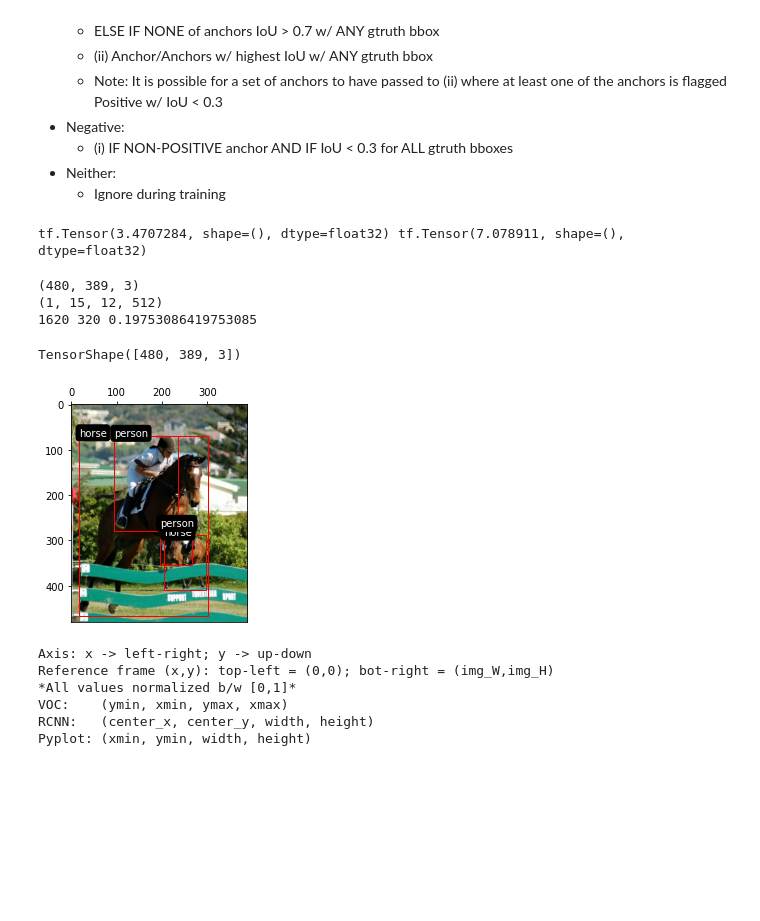
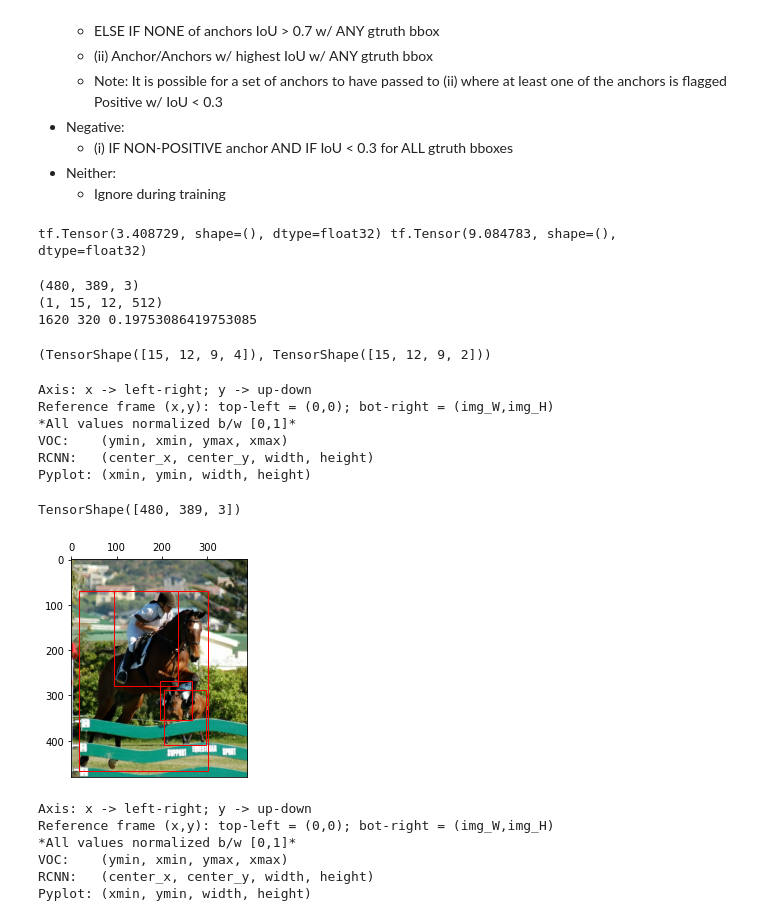
Before and after one commit to stanfidb/models, a Jupyter notebook: FasterRCNN.ipynb, the cells around one changed output. Drawn from its saved outputs; the diff is of its cells as text; code cells hidden in the pictures; blank space fills up the shorter version.

Commit message:
Included reg plot functionality. Moving on to RoI Pooling.

```diff
--- a/FasterRCNN.ipynb
+++ b/FasterRCNN.ipynb
@@ -129,7 +129,11 @@ def rcnn_to_pyplot_norm_bbox(rcnn_bbox):
     #   - for imshow: top-left is (0,0)
     new_xmin = center_x - width/2.
     new_ymin = center_y - height/2.
-    return tf.concat([new_xmin, new_ymin, width, height], axis=-1)
+
+    # For cross-boundary crops, easier to go from voc -> pyplot
+    voc_bbox = rcnn_to_voc_bbox(rcnn_bbox)
+    plt_bbox = voc_to_pyplot_norm_bbox(voc_bbox)
+    return plt_bbox
 # %%
 # UNTESTED
 def voc_to_pyplot_norm_bbox(voc_bbox):
@@ -492,7 +498,7 @@ cls_loss = tf.reduce_mean(cls_loss)
 # %%
 print(cls_loss, reg_loss) # Expected cls ~ 3.35; reg ~ 7.0
 # %% [output]
-tf.Tensor(3.4707284, shape=(), dtype=float32) tf.Tensor(7.078911, shape=(), dtype=float32)
+tf.Tensor(3.408729, shape=(), dtype=float32) tf.Tensor(9.084783, shape=(), dtype=float32)
 # %%
 # Paper gives example of 1000x600 input w/ 60x40x9 ~ 20,000 anchors
 #   where 6,000 are not cross-boundary (ie. 6000/20000 = 30% valid)
@@ -505,13 +511,31 @@ print(a.numpy(), b.numpy(), (b / a).numpy())
 (480, 389, 3)
 (1, 15, 12, 512)
 1620 320 0.19753086419753085
+# %%
+reg.shape, cls.shape
+# %% [output]
+(TensorShape([15, 12, 9, 4]), TensorShape([15, 12, 9, 2]))
+# %%
+N = 10
+vals, indices = tf.math.top_k(tf.reshape(cls[..., 0], [-1]), k=N)
+obj_reg = tf.gather_nd(tf.reshape(reg, [-1, 4]), indices[...,tf.newaxis])
+# %%
+print_bbox_formats()
+# %% [output]
+Axis: x -> left-right; y -> up-down
+Reference frame (x,y): top-left = (0,0); bot-right = (img_W,img_H)
+*All values normalized b/w [0,1]*
+VOC:    (ymin, xmin, ymax, xmax)
+RCNN:   (center_x, center_y, width, height)
+Pyplot: (xmin, ymin, width, height)
 # %%
 fig, ax = plt.subplots()
-plot_rcnn_bboxes(ax, image, bboxes, labels)
+plot_rcnn_bboxes(ax, image, bboxes, labels, show_labels=False,
+                 pred_bboxes=obj_reg, pred_labels=None)
 image.shape
 # %% [output]
 TensorShape([480, 389, 3])
-[figure, old version]
+[figure, new version]
 # %%
 print_bbox_formats()
 # %% [output]
```
Also changed, not shown: parts of 3 cells of this notebook.
